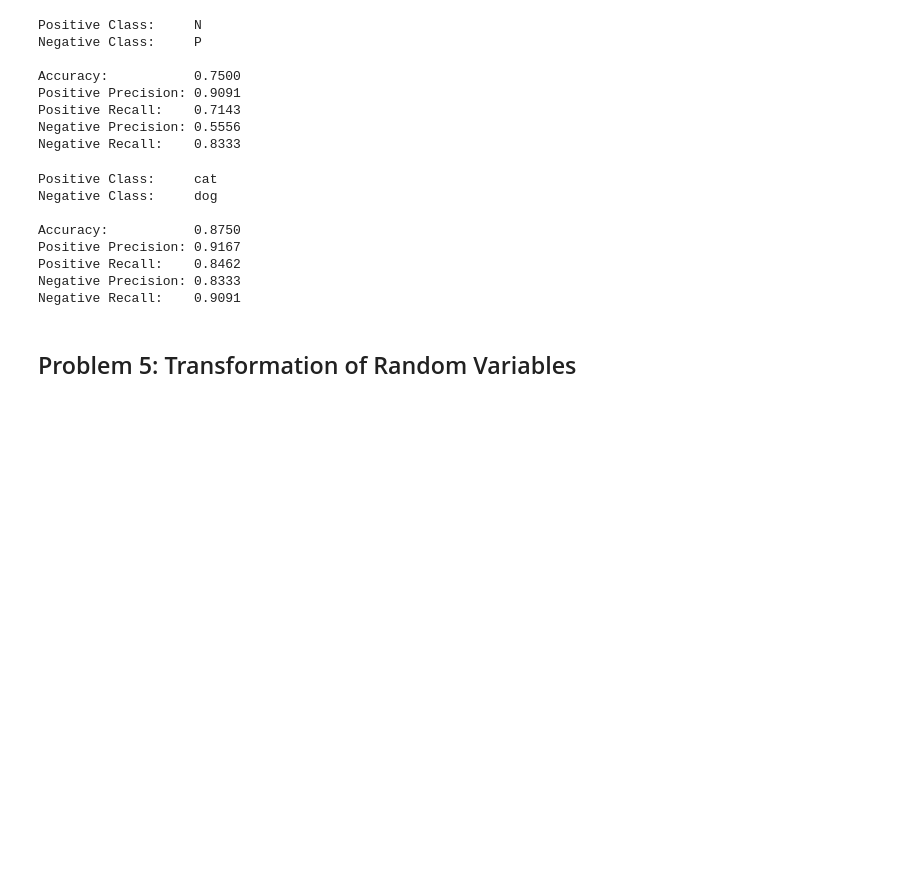
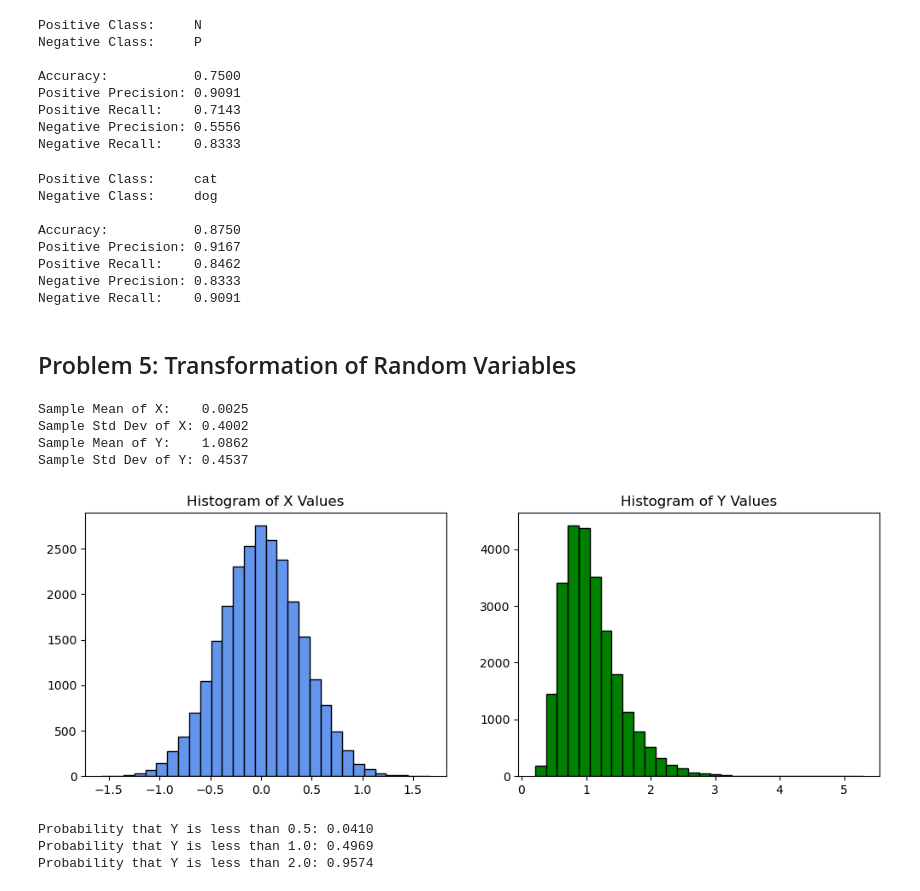
Before and after one commit to slylockfox/Maryville-DSCI-503-2, a Jupyter notebook: HW_04_Snyder.ipynb, the cells around one changed output. Cells and saved outputs as stored; diff of their text form; code cells hidden in the pictures; blank space fills up the shorter version.

```diff
--- a/HW_04_Snyder.ipynb
+++ b/HW_04_Snyder.ipynb
@@ -174,5 +174,65 @@ Negative Recall:    0.9091
 # %% [markdown]
 ## Problem 5: Transformation of Random Variables
 # %%
-# Use numpy to set a seed of 1. Use np.random.normal to sample 25,000 observations from a normal distribution with a
-# mean of 0 and a standard deviation of 0.4. Name the resulting array X
+# Use numpy to set a seed of 1.
+np.random.seed(1)
+# Use np.random.normal to sample 25,000 observations from a normal distribution with a mean of 0 and
+# a standard deviation of 0.4. Name the resulting array X
+X = np.random.normal(loc=0, scale=0.4, size=25000)
+
+# Assume that 𝑌 = 𝑒𝑋. Use a numpy function to create an array Y based on the sampled values in X.
+Y = np.exp(X)
+
+# Use np.mean() and np.std() (with ddof=1) to calculate the sample mean and sample standard deviation of both X and
+# Y. Print the results in the format shown below, with the numerical outputs left-aligned and rounded to four decimal places.
+mean_X = np.mean(X)
+std_dev_X = np.std(X)
+mean_Y = np.mean(Y)
+std_dev_Y = np.std(Y)
+
+print(f'Sample Mean of X:    {mean_X:<6.4f}')
+print(f'Sample Std Dev of X: {std_dev_X:<6.4f}')
+print(f'Sample Mean of Y:    {mean_Y:<6.4f}')
+print(f'Sample Std Dev of Y: {std_dev_Y:<6.4f}')
+# %% [output]
+Sample Mean of X:    0.0025
+Sample Std Dev of X: 0.4002
+Sample Mean of Y:    1.0862
+Sample Std Dev of Y: 0.4537
+# %%
+# Create a single figure with two side-by-side subplots, each of which contains a histogram.
+# The figure size should be set to [12, 4].
+plt.figure(figsize=[12,4])
+
+# Both histograms should have 30 bins and an edgecolor set to black.
+# Select different named colors for the bars in the two histograms.
+# The titles of the histograms should be set to "Histogram of X Values" and "Histogram of Y Values", as
+
+# The left subplot should contain a histogram of values in X
+plt.subplot(1,2,1)
+plt.hist(X, edgecolor='black', color='cornflowerblue', bins=30)
+plt.title('Histogram of X Values')
+
+# The right subplot should contain a histogram of values in Y.
+plt.subplot(1,2,2)
+plt.hist(Y, edgecolor='black', color='green', bins=30)
+plt.title('Histogram of Y Values')
+
+# Make sure to call plt.show() to display your figure.
+plt.show()
+# %% [output]
+[figure, added]
+# %%
+# Use np.mean() and array comparisons to calculate the proportion of values in Y that are less than 0.5, less than 1, and less than 2.
+Y_less_than_point_5 = np.mean(Y < 0.5) # same as summing them and dividing by total
+Y_less_than_1 = np.mean(Y < 1)
+Y_less_than_point_2 = np.mean(Y < 2)
+
+# Print your results in the format shown below, with the numerical outputs left-aligned and rounded to 4 decimal places.
+print (f'Probability that Y is less than 0.5: {Y_less_than_point_5:<6.4f}')
+print (f'Probability that Y is less than 1.0: {Y_less_than_1:<6.4f}')
+print (f'Probability that Y is less than 2.0: {Y_less_than_point_2:<6.4f}')
+# %% [output]
+Probability that Y is less than 0.5: 0.0410
+Probability that Y is less than 1.0: 0.4969
+Probability that Y is less than 2.0: 0.9574
```
Also changed, not shown: parts of 1 cell of this notebook, 1 other file.
